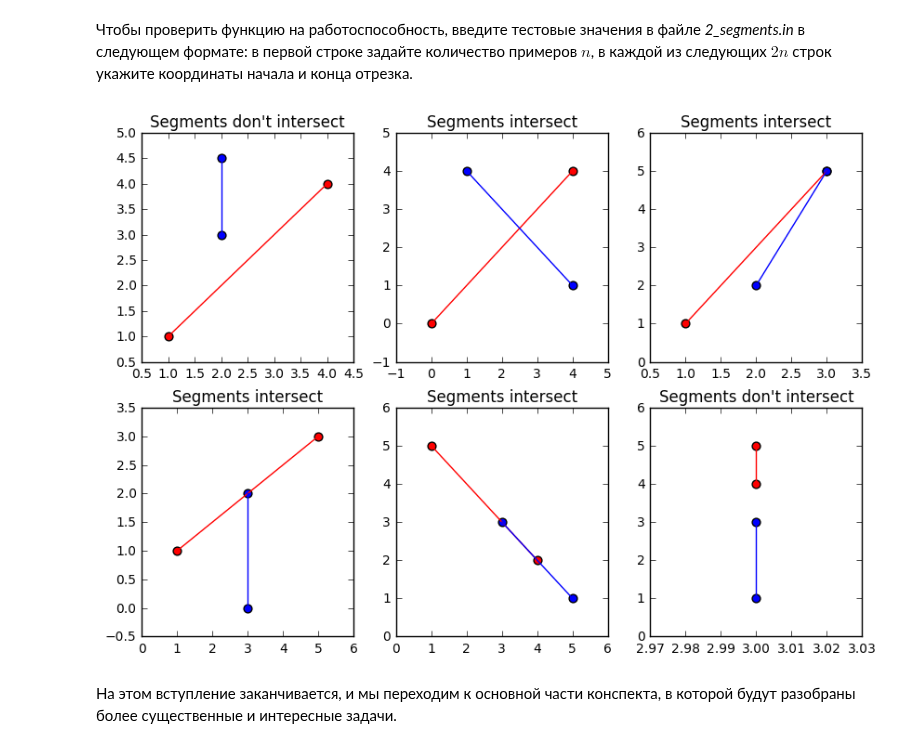
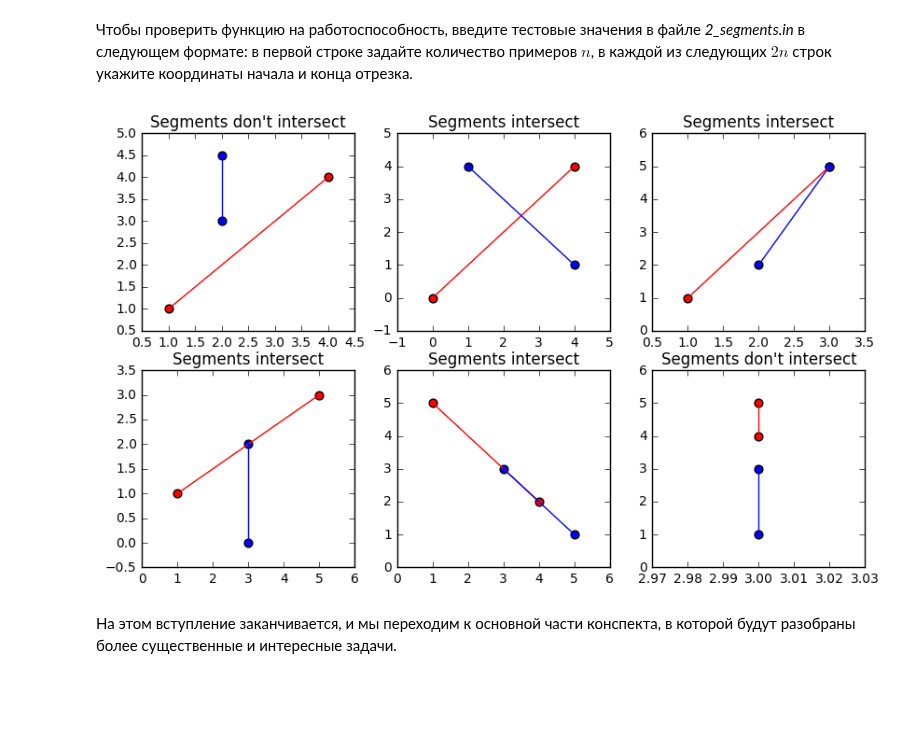
Before and after one commit to CT-18/cg, a Jupyter notebook: Line_segment_intersection.ipynb, the cells around one changed output. Cells and saved outputs as stored; diff of their text form; code cells hidden in the pictures; blank space fills up the shorter version.

```diff
--- a/Line_segment_intersection.ipynb
+++ b/Line_segment_intersection.ipynb
@@ -242,26 +242,29 @@ check_intersection = samples.check_intersection
 Чтобы проверить функцию на работоспособность, введите тестовые значения в файле *2_segments.in* в следующем формате: в первой строке задайте количество примеров $n$, в каждой из следующих $2n$ строк укажите координаты начала и конца отрезка.
 # %%
 import matplotlib.pyplot as plt
+from math import *
 
-f, axes = plt.subplots(2, 3, figsize=(10, 7))
 with open("2_segments.in") as inp:
     n = int(inp.readline())  # number of tests
-    for i, axis in zip(range(0, n), axes.reshape((6))):
+    per_row = 3
+    per_column = ceil(n / 3)
+    f, axes = plt.subplots(per_column, per_row, figsize=(10, 3 * per_column))
+    for i, axis in zip(range(0, n), axes.reshape(per_column * per_row)):
         x1, y1, x2, y2 = map(float, inp.readline().split())
         s1 = Segment(Point(x1, y1), Point(x2, y2))
         axis.scatter(x1, y1, c = 'r', s = 40)
         axis.scatter(x2, y2, c = 'r', s = 40)
         axis.plot([x1, x2], [y1, y2], c = 'r')
         x3, y3, x4, y4 = map(float, inp.readline().split())
         s2 = Segment(Point(x3, y3), Point(x4, y4))
         axis.scatter(x3, y3, c = 'b', s = 40)
         axis.scatter(x4, y4, c = 'b', s = 40)
         axis.plot([x3, x4], [y3, y4], c = 'b')
         axis.set_title("Segments intersect" if check_intersection(s1, s2) != 0 else "Segments don't intersect")
 
 plt.show()
 # %% [output]
-[figure, old version]
+[figure, new version]
 # %% [markdown]
 На этом вступление заканчивается, и мы переходим к основной части конспекта, в которой будут разобраны более существенные и интересные задачи.
 # %% [markdown]
```
Also changed, not shown: parts of 1 cell of this notebook.
